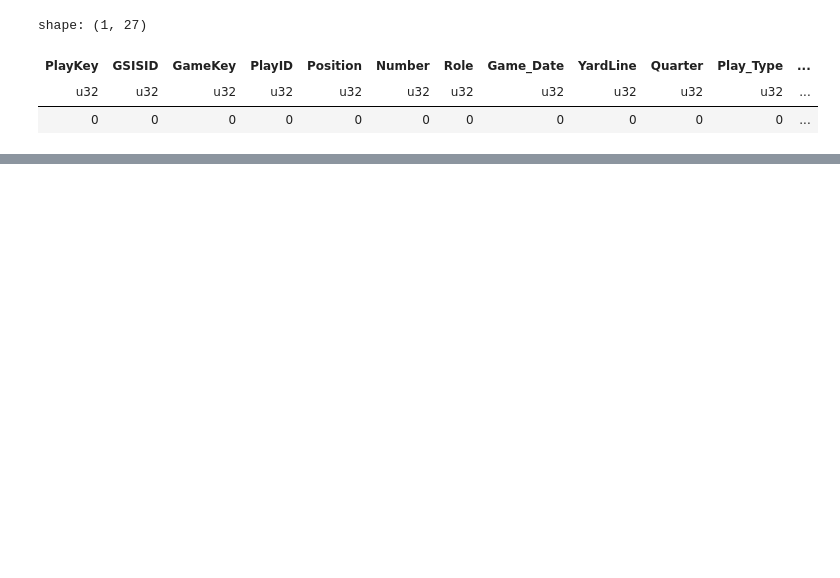
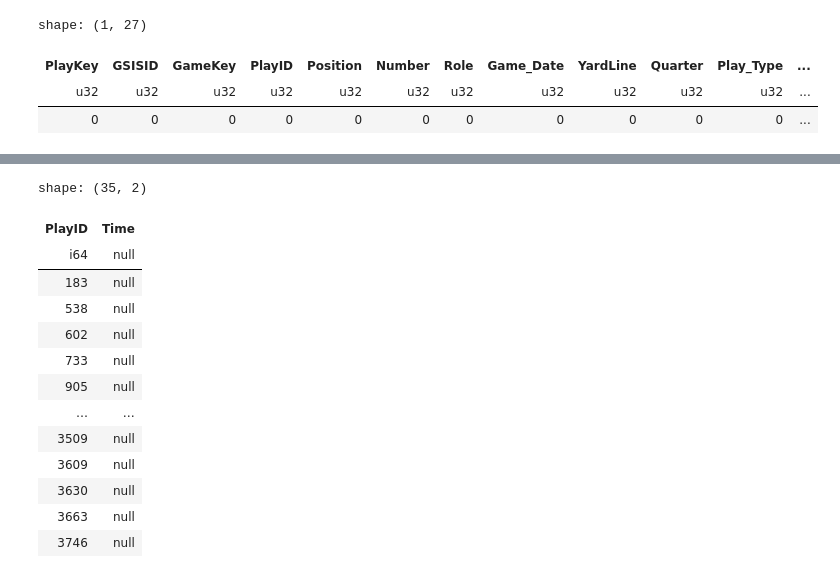
Before and after one commit to FreshOats/NFL_Data_Science, a Jupyter notebook: ET/ET_concussion.ipynb, the cells around one changed output, grey strips where cells are left out. Saved outputs shown, nothing was run; the diff lists cells and outputs as text; code cells hidden in the pictures; blank space fills up the shorter version.

```diff
--- a/ET/ET_concussion.ipynb
+++ b/ET/ET_concussion.ipynb
@@ -550,0 +577,23 @@ shape: (5, 29)
+# %%
+unique_plays = review["PlayID"].unique().to_list()
+time_df = pl.DataFrame({
+    "PlayID": unique_plays
+    , "Time": [None]*len(unique_plays)
+})
+# %%
+time_df
+# %% [output]
+shape: (35, 2)
+| PlayID | Time |
+| i64 | null |
+| 183 | null |
+| 538 | null |
+| 602 | null |
+| 733 | null |
+| 905 | null |
+| … | … |
+| 3509 | null |
+| 3609 | null |
+| 3630 | null |
+| 3663 | null |
+| 3746 | null |
```
Also changed, not shown: parts of 15 cells of this notebook, 25 other files.
